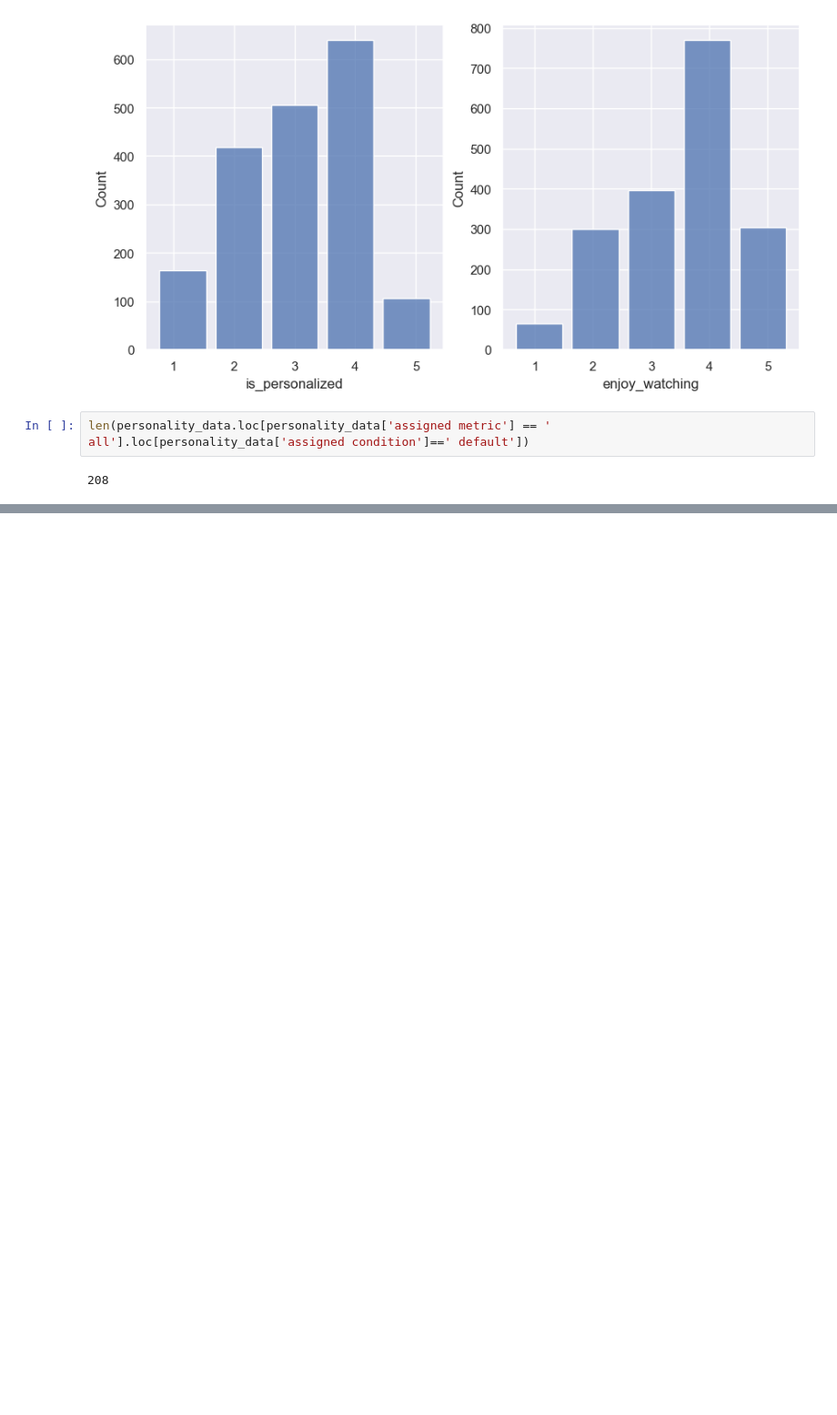
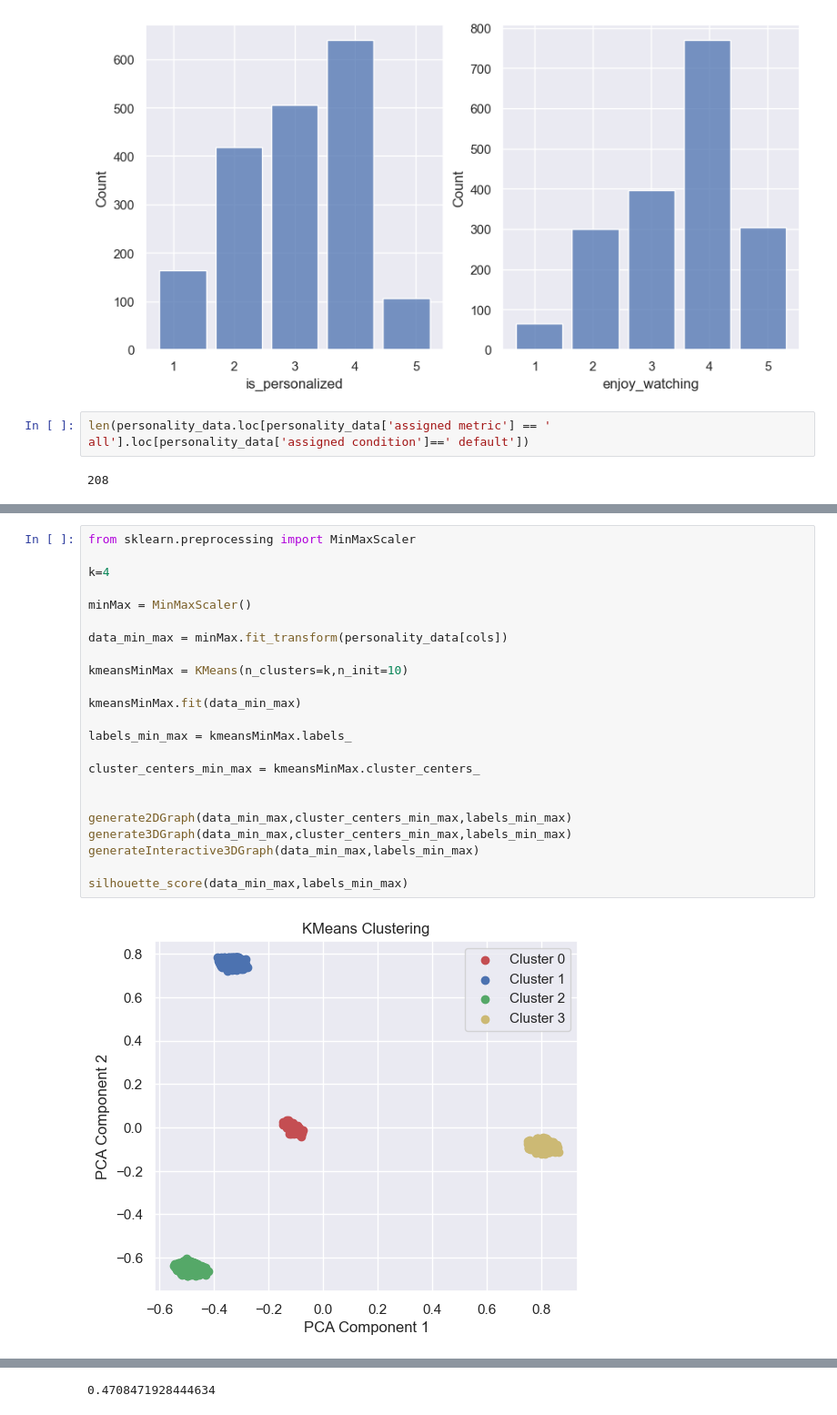
Before and after one commit to cats9rule/mlprojects, a Jupyter notebook: p2/p2.ipynb, the cells around one changed output, grey strips where cells are left out. Shown at 91% size. Cells and saved outputs as stored; diff of their text form; blank space fills up the shorter version.

```diff
--- a/p2/p2.ipynb
+++ b/p2/p2.ipynb
@@ -219,0 +421,25 @@ len(personality_data.loc[personality_data['assigned metric'] == ' all'].loc[pers
+# %%
+from sklearn.preprocessing import MinMaxScaler
+
+k=4
+
+minMax = MinMaxScaler()
+
+data_min_max = minMax.fit_transform(personality_data[cols])
+
+kmeansMinMax = KMeans(n_clusters=k,n_init=10)
+
+kmeansMinMax.fit(data_min_max)
+
+labels_min_max = kmeansMinMax.labels_
+
+cluster_centers_min_max = kmeansMinMax.cluster_centers_
+
+
+generate2DGraph(data_min_max,cluster_centers_min_max,labels_min_max)
+generate3DGraph(data_min_max,cluster_centers_min_max,labels_min_max)
+generateInteractive3DGraph(data_min_max,labels_min_max)
+
+silhouette_score(data_min_max,labels_min_max)
+# %% [output]
+[figure, added]
@@ -219,0 +447 @@ len(personality_data.loc[personality_data['assigned metric'] == ' all'].loc[pers
+0.4708471928444634
```
Also changed, not shown: parts of 17 cells of this notebook.
